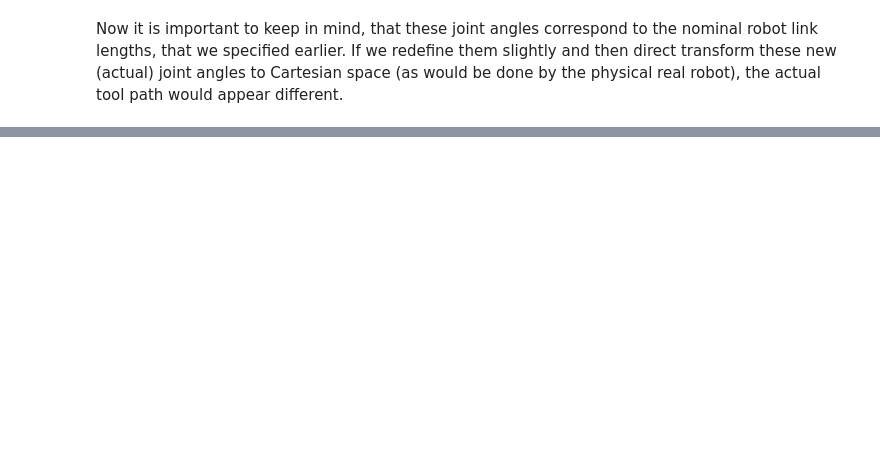
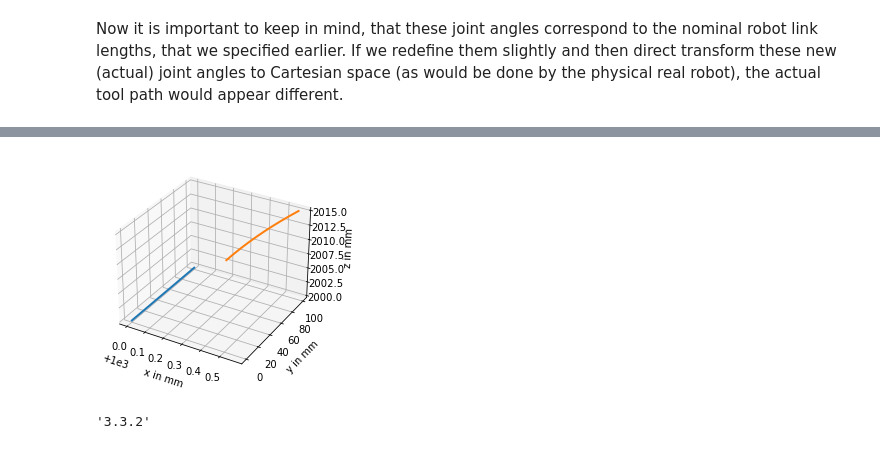
Before and after one commit to chrisgoll/BMBF-CLeaR-Pro, a Jupyter notebook: kinematic_example.ipynb, the cells around one changed output, grey strips where cells are left out. Cells and saved outputs as stored; diff of their text form; code cells hidden in the pictures; blank space fills up the shorter version.

```diff
--- a/kinematic_example.ipynb
+++ b/kinematic_example.ipynb
@@ -65,0 +83,10 @@ Now it is important to keep in mind, that these joint angles correspond to the n
+# %%
+tcp_xyz_abg1 = kin.direct(joint_angles)
+kin.plot_tcp_3d([tcp_xyz_abg, tcp_xyz_abg1])
+# %% [output]
+[figure, added]
+# %%
+import matplotlib
+matplotlib.__version__
+# %% [output]
+'3.3.2'
```
Also changed, not shown: parts of 5 cells of this notebook.
